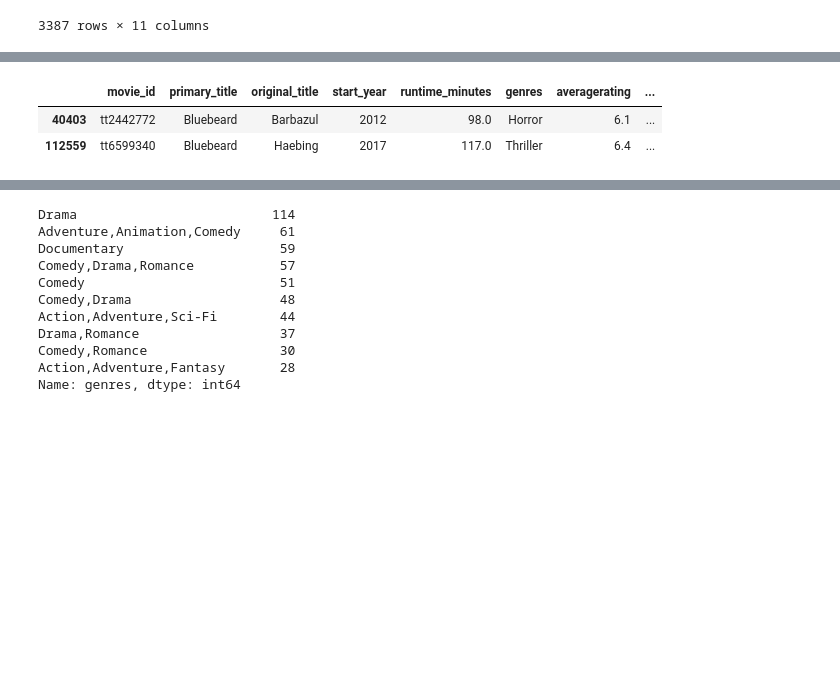
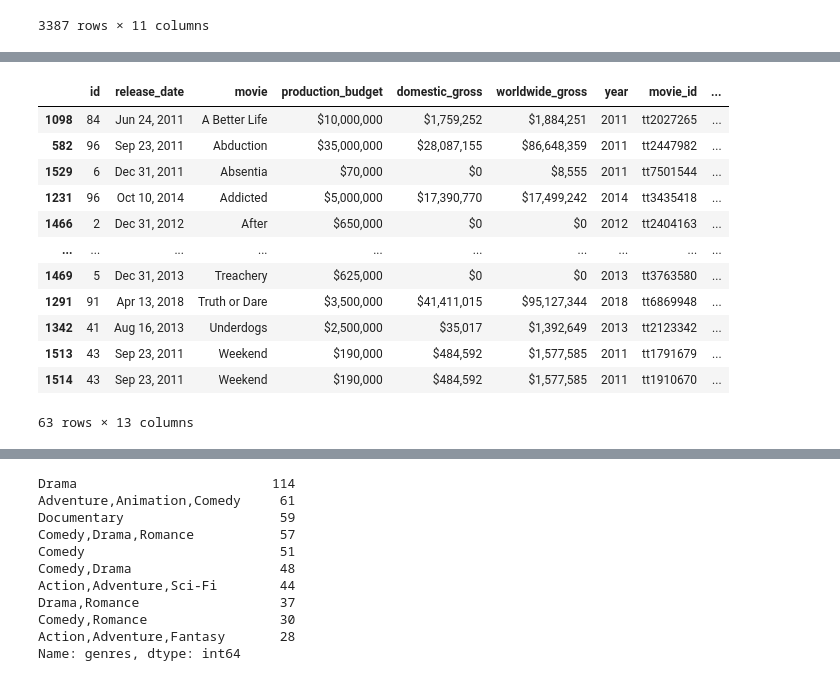
Before and after one commit to jnahra/dsc-phase-1-project, a Jupyter notebook: albert_phase1_notebook.ipynb, the cells around one changed output, grey strips where cells are left out. Cells and saved outputs as stored; diff of their text form; code cells hidden in the pictures; blank space fills up the shorter version.

Commit message:
Recleaned masterdata set to get rid of duplicates. Updated notebook with this as well

```diff
--- a/albert_phase1_notebook.ipynb
+++ b/albert_phase1_notebook.ipynb
@@ -711,0 +936,5 @@ csvmerge
+# %%
+# change database_merge year_start column to year to match with our csv_merge
+
+database_merge = database_merge.rename(columns={'start_year': 'year'})
+database_merge
@@ -711,0 +955,4 @@ csvmerge
+# %%
+# change database_merge primar_title to movie to match with our csv_merge
+database_merge = database_merge.rename(columns={'primary_title': 'movie'})
+database_merge
@@ -740,0 +1012,3 @@ dataset
+# %%
+dataset = df4.merge(database_merge, on=['movie', 'year'])
+dataset
@@ -741,7 +1111,17 @@ dataset
 # %%
-dataset_duplicated = dataset[dataset['movie_id'].duplicated()]
-dataset_duplicated
+dataset_duplicated = dataset[dataset.duplicated(subset =['movie', 'year'])]
+dataset_duplicated.sort_values(by='movie')
 # %% [output]
-|  | movie_id | primary_title | original_title | start_year | runtime_minutes | genres | averagerating | ... |
-| 40403 | tt2442772 | Bluebeard | Barbazul | 2012 | 98.0 | Horror | 6.1 | ... |
-| 112559 | tt6599340 | Bluebeard | Haebing | 2017 | 117.0 | Thriller | 6.4 | ... |
+|  | id | release_date | movie | production_budget | domestic_gross | worldwide_gross | year | movie_id | ... |
+| 1098 | 84 | Jun 24, 2011 | A Better Life | $10,000,000 | $1,759,252 | $1,884,251 | 2011 | tt2027265 | ... |
+| 582 | 96 | Sep 23, 2011 | Abduction | $35,000,000 | $28,087,155 | $86,648,359 | 2011 | tt2447982 | ... |
+| 1529 | 6 | Dec 31, 2011 | Absentia | $70,000 | $0 | $8,555 | 2011 | tt7501544 | ... |
+| 1231 | 96 | Oct 10, 2014 | Addicted | $5,000,000 | $17,390,770 | $17,499,242 | 2014 | tt3435418 | ... |
+| 1466 | 2 | Dec 31, 2012 | After | $650,000 | $0 | $0 | 2012 | tt2404163 | ... |
+| ... | ... | ... | ... | ... | ... | ... | ... | ... | ... |
+| 1469 | 5 | Dec 31, 2013 | Treachery | $625,000 | $0 | $0 | 2013 | tt3763580 | ... |
+| 1291 | 91 | Apr 13, 2018 | Truth or Dare | $3,500,000 | $41,411,015 | $95,127,344 | 2018 | tt6869948 | ... |
+| 1342 | 41 | Aug 16, 2013 | Underdogs | $2,500,000 | $35,017 | $1,392,649 | 2013 | tt2123342 | ... |
+| 1513 | 43 | Sep 23, 2011 | Weekend | $190,000 | $484,592 | $1,577,585 | 2011 | tt1791679 | ... |
+| 1514 | 43 | Sep 23, 2011 | Weekend | $190,000 | $484,592 | $1,577,585 | 2011 | tt1910670 | ... |
+63 rows × 13 columns
```
Also changed, not shown: parts of 57 cells of this notebook, 1 other file.
